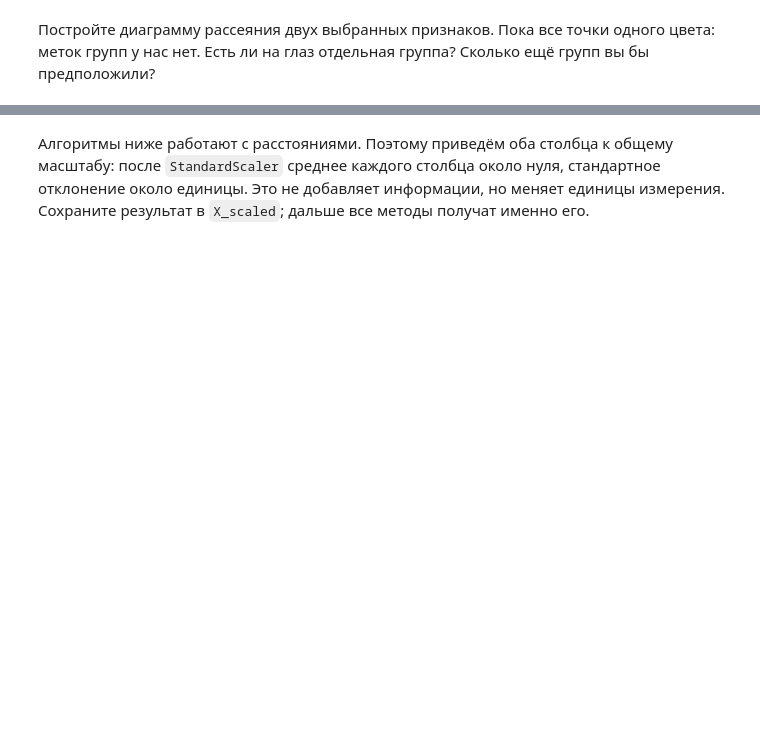
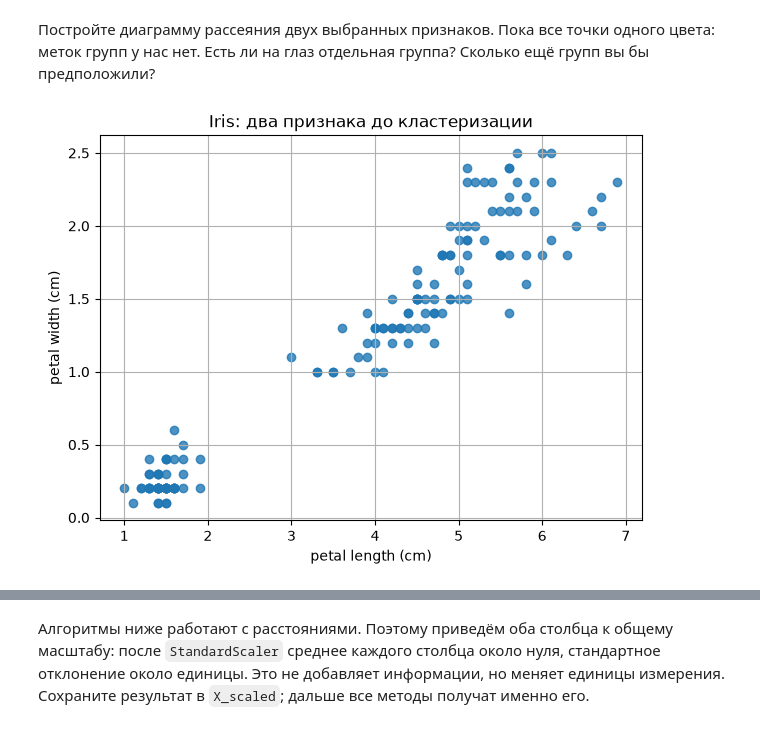
Before and after one commit to thundersen48/General_repository, a Jupyter notebook: study/the_basics_of_ai_lb_3/Кластеризация.ipynb, the cells around one changed output, grey strips where cells are left out. Drawn from its saved outputs; the diff is of its cells as text; code cells hidden in the pictures; blank space fills up the shorter version.

```diff
--- a/study/the_basics_of_ai_lb_3/Кластеризация.ipynb
+++ b/study/the_basics_of_ai_lb_3/Кластеризация.ipynb
@@ -47,8 +47,8 @@ iris = load_iris(as_frame=True)
 df = iris.frame.copy()
 print(df.shape)
 print(df.columns.tolist())
-display(...)  # первые пять строк
+display(df.head())  # первые пять строк
 
 feature_names = iris.feature_names[2:4]
-X = ...  # датафрейм из двух столбцов
+X = df[feature_names]  # датафрейм из двух столбцов
 print(X.describe())
@@ -56,7 +76,9 @@ print(X.describe())
 Постройте диаграмму рассеяния двух выбранных признаков. Пока все точки одного цвета: меток групп у нас нет. Есть ли на глаз отдельная группа? Сколько ещё групп вы бы предположили?
 # %%
 fig, ax = plt.subplots()
-ax.scatter(..., ..., alpha=0.8)
+ax.scatter(X[feature_names[0]], X[feature_names[1]], alpha=0.8)
 ax.set(xlabel=feature_names[0], ylabel=feature_names[1],
        title="Iris: два признака до кластеризации")
 plt.show()
+# %% [output]
+[figure, added]
```
Also changed, not shown: parts of 21 cells of this notebook, 2 other files.
